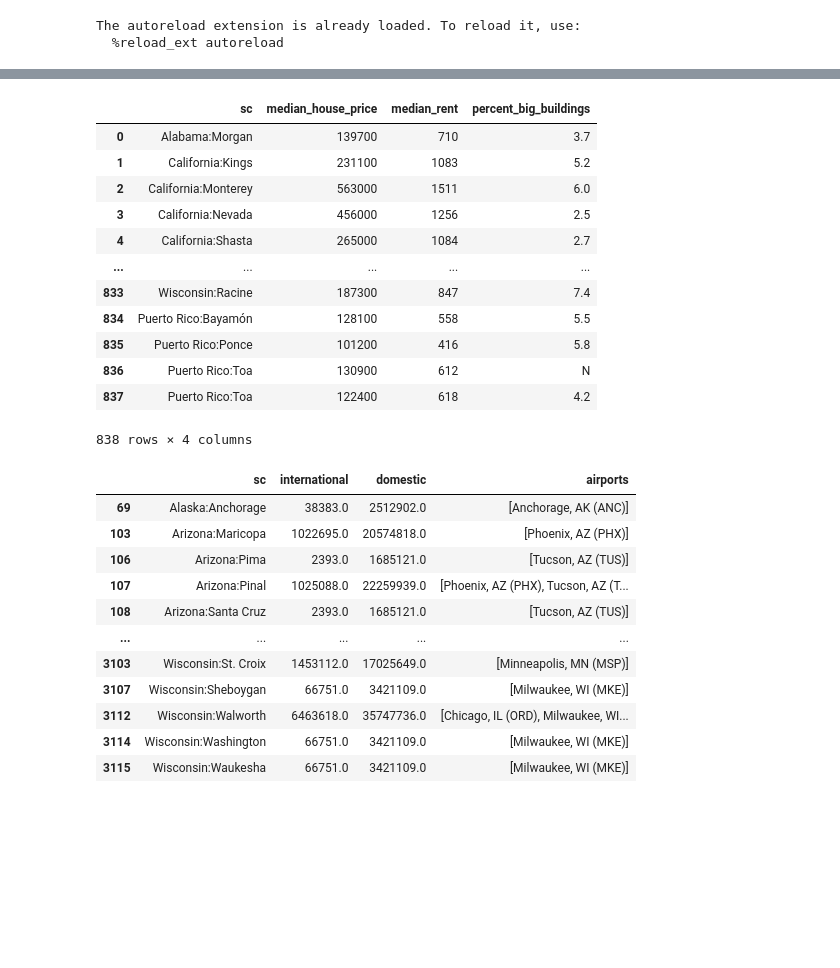
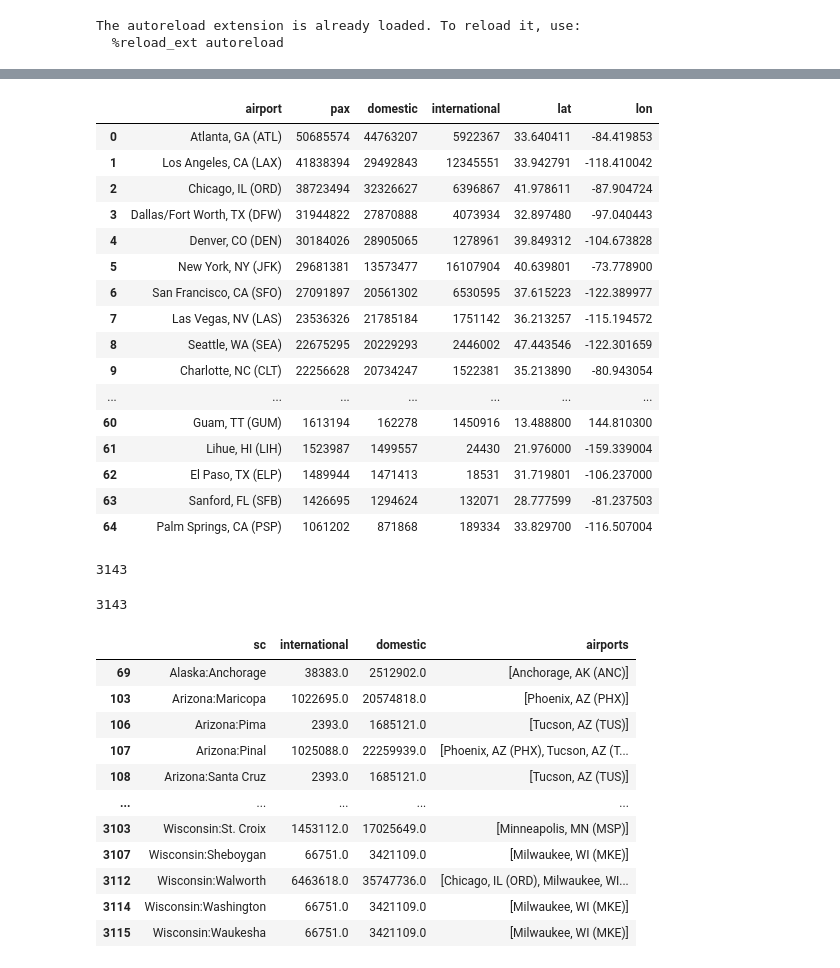
Before and after one commit to ian-branum/coronavirushotspots, a Jupyter notebook: EDA4 - Merging.ipynb, the cells around one changed output, grey strips where cells are left out. Saved outputs shown, nothing was run; the diff lists cells and outputs as text; code cells hidden in the pictures; blank space fills up the shorter version.

```diff
--- a/EDA4 - Merging.ipynb
+++ b/EDA4 - Merging.ipynb
@@ -85,29 +50,41 @@ edu_df
 # %%
 housing_df = di.extract_housing()
-# %%
-housing_df
-# %% [output]
-|  | sc | median_house_price | median_rent | percent_big_buildings |
-| 0 | Alabama:Morgan | 139700 | 710 | 3.7 |
-| 1 | California:Kings | 231100 | 1083 | 5.2 |
-| 2 | California:Monterey | 563000 | 1511 | 6.0 |
-| 3 | California:Nevada | 456000 | 1256 | 2.5 |
-| 4 | California:Shasta | 265000 | 1084 | 2.7 |
-| ... | ... | ... | ... | ... |
-| 833 | Wisconsin:Racine | 187300 | 847 | 7.4 |
-| 834 | Puerto Rico:Bayamón | 128100 | 558 | 5.5 |
-| 835 | Puerto Rico:Ponce | 101200 | 416 | 5.8 |
-| 836 | Puerto Rico:Toa | 130900 | 612 | N |
-| 837 | Puerto Rico:Toa | 122400 | 618 | 4.2 |
-838 rows × 4 columns
 # %%
 politics_df = di.extract_election()
 # %%
 airports_df = di.extract_airports()
+# %%
+airports_df
+# %% [output]
+|  | airport | pax | domestic | international | lat | lon |
+| 0 | Atlanta, GA (ATL) | 50685574 | 44763207 | 5922367 | 33.640411 | -84.419853 |
+| 1 | Los Angeles, CA (LAX) | 41838394 | 29492843 | 12345551 | 33.942791 | -118.410042 |
+| 2 | Chicago, IL (ORD) | 38723494 | 32326627 | 6396867 | 41.978611 | -87.904724 |
+| 3 | Dallas/Fort Worth, TX (DFW) | 31944822 | 27870888 | 4073934 | 32.897480 | -97.040443 |
+| 4 | Denver, CO (DEN) | 30184026 | 28905065 | 1278961 | 39.849312 | -104.673828 |
+| 5 | New York, NY (JFK) | 29681381 | 13573477 | 16107904 | 40.639801 | -73.778900 |
+| 6 | San Francisco, CA (SFO) | 27091897 | 20561302 | 6530595 | 37.615223 | -122.389977 |
+| 7 | Las Vegas, NV (LAS) | 23536326 | 21785184 | 1751142 | 36.213257 | -115.194572 |
+| 8 | Seattle, WA (SEA) | 22675295 | 20229293 | 2446002 | 47.443546 | -122.301659 |
+| 9 | Charlotte, NC (CLT) | 22256628 | 20734247 | 1522381 | 35.213890 | -80.943054 |
+| ... | ... | ... | ... | ... | ... | ... |
+| 60 | Guam, TT (GUM) | 1613194 | 162278 | 1450916 | 13.488800 | 144.810300 |
+| 61 | Lihue, HI (LIH) | 1523987 | 1499557 | 24430 | 21.976000 | -159.339004 |
+| 62 | El Paso, TX (ELP) | 1489944 | 1471413 | 18531 | 31.719801 | -106.237000 |
+| 63 | Sanford, FL (SFB) | 1426695 | 1294624 | 132071 | 28.777599 | -81.237503 |
+| 64 | Palm Springs, CA (PSP) | 1061202 | 871868 | 189334 | 33.829700 | -116.507004 |
 # %%
 counties_df = di.extract_geography()
+# %%
+len(counties_df)
+# %% [output]
+3143
 # %%
 air_travel_df = di.build_intl_arrivals_index_df(counties_df, airports_df, 100)
+# %%
+len(air_travel_df)
+# %% [output]
+3143
 # %%
 air_travel_df[air_travel_df['international']>0]
 # %% [output]
```
Also changed, not shown: parts of 8 cells of this notebook, 15 other files.
